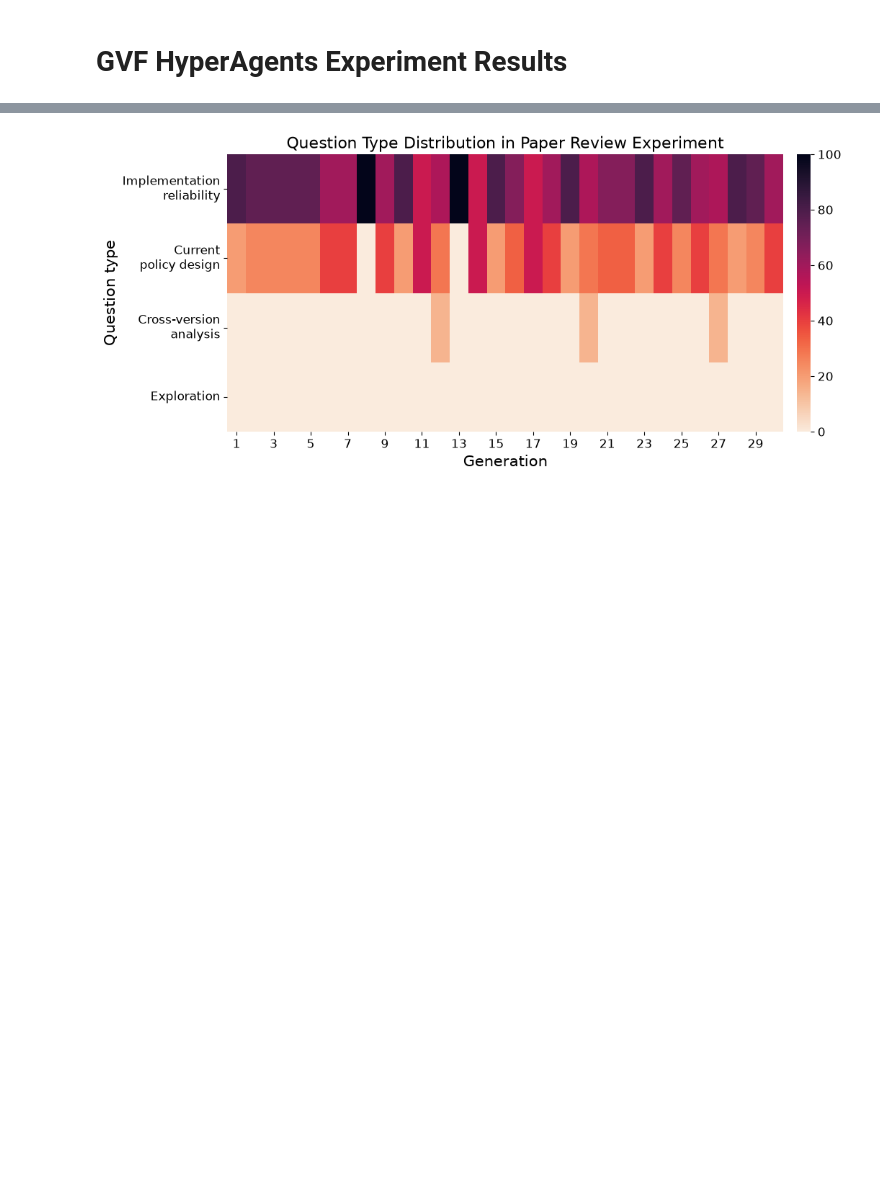
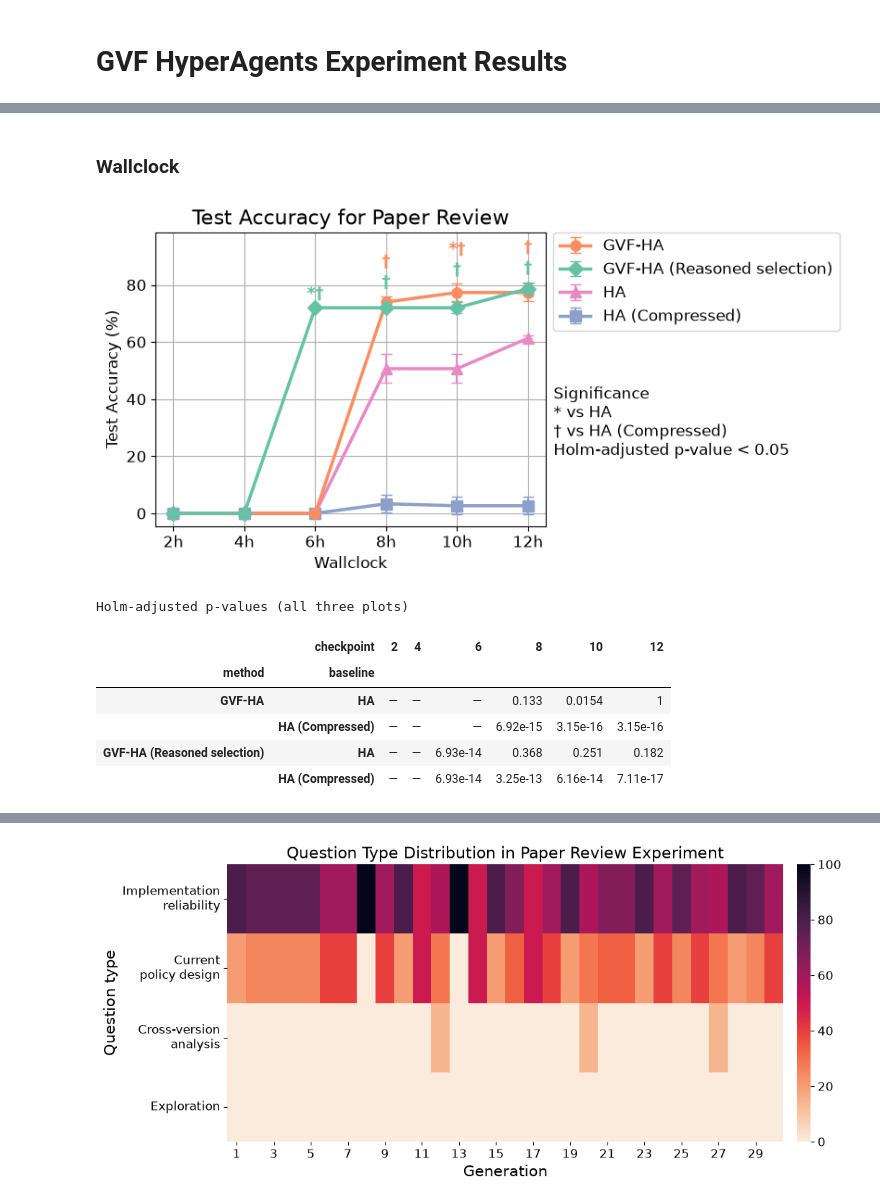
Before and after one commit to mikemikezhu/HyperAgentsInfra, a Jupyter notebook: notebooks/gvf_hyperagents_experiment_results.ipynb, the cells around one changed output, grey strips where cells are left out. Cells and saved outputs as stored; diff of their text form; code cells hidden in the pictures; blank space fills up the shorter version.

```diff
--- a/notebooks/gvf_hyperagents_experiment_results.ipynb
+++ b/notebooks/gvf_hyperagents_experiment_results.ipynb
@@ -134,3 +498,22 @@ plt.show()
+# %% [markdown]
+### Wallclock
+# %%
+wallclock_comparisons = comparisons.xs("wallclock")
+wallclock_fig, wallclock_ax = plot_test_accuracy(
+    wallclock_results, wallclock_comparisons, "Wallclock", "h"
+)
+wallclock_comparisons["p_holm"].unstack("checkpoint").style.format("{:.3g}", na_rep="—").set_caption(
+    "Holm-adjusted p-values (all three plots)"
+)
+# %% [output]
+[figure, added]
+Holm-adjusted p-values (all three plots)
+|  | checkpoint | 2 | 4 | 6 | 8 | 10 | 12 |
+| method | baseline |  |  |  |  |  |  |
+| GVF-HA | HA | — | — | — | 0.133 | 0.0154 | 1 |
+|  | HA (Compressed) | — | — | — | 6.92e-15 | 3.15e-16 | 3.15e-16 |
+| GVF-HA (Reasoned selection) | HA | — | — | 6.93e-14 | 0.368 | 0.251 | 0.182 |
+|  | HA (Compressed) | — | — | 6.93e-14 | 3.25e-13 | 6.16e-14 | 7.11e-17 |
 # %%
 QUESTION_TYPE_CSV_PATH = "/scratch/mikezhu/HyperAgents/HyperAgentsInfra/outputs/paper_review_gvf_question_type_analyse.csv"
 QUESTION_TYPE_FIGURE_PATH = "/scratch/mikezhu/HyperAgents/HyperAgentsInfra/outputs/paper_review_gvf_question_type_heatmap.png"
```
Also changed, not shown: parts of 19 cells of this notebook.
